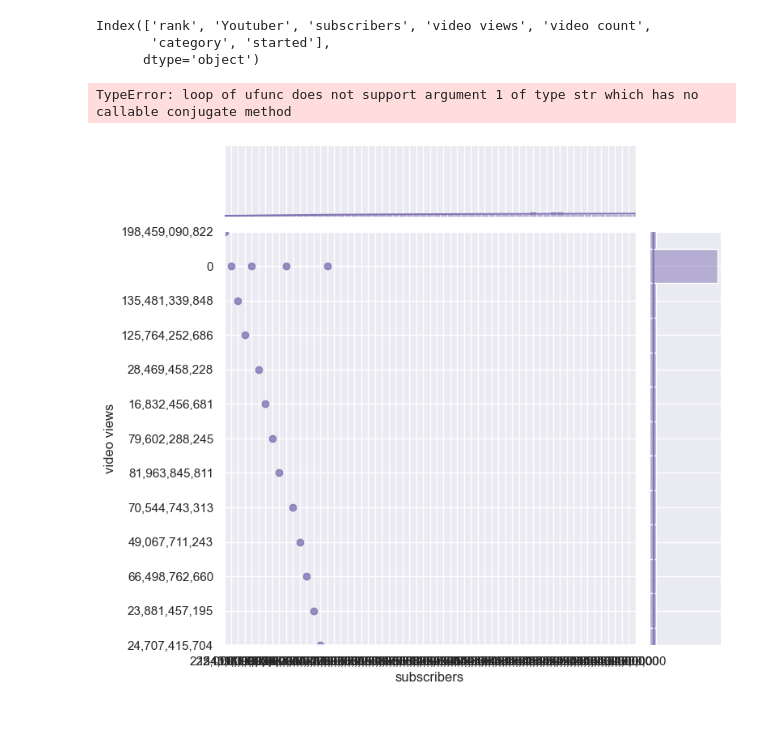
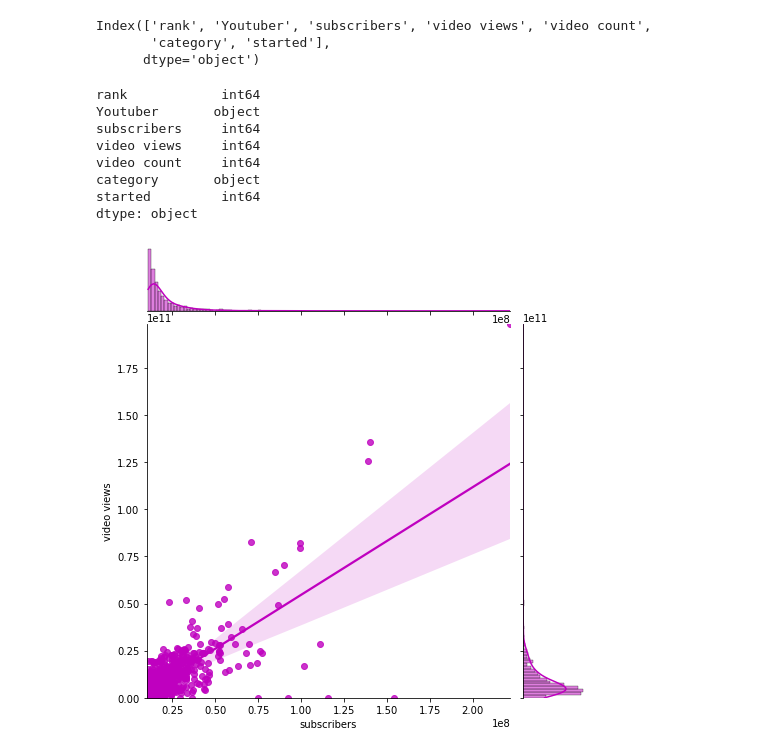
Before and after one commit to tccUnisalesiano/data_sciencePY, a Jupyter notebook: 02-analiseData_v2.ipynb, the cells around one changed output. Drawn from its saved outputs; the diff is of its cells as text; code cells hidden in the pictures; blank space fills up the shorter version.

```diff
--- a/02-analiseData_v2.ipynb
+++ b/02-analiseData_v2.ipynb
@@ -192,11 +192,29 @@ df.columns
 Index(['rank', 'Youtuber', 'subscribers', 'video views', 'video count',
        'category', 'started'],
       dtype='object')
+# %%
+df.dtypes
+# %% [output]
+rank            int64
+Youtuber       object
+subscribers     int64
+video views     int64
+video count     int64
+category       object
+started         int64
+dtype: object
 # %%
+
+tips = sns.load_dataset("tips")
+sns.set_style("whitegrid")
+g = sns.lmplot(x="tip", y="total_bill", data=tips,
+ aspect=2)
+g = (g.set_axis_labels("Tip","Total bill(USD)").
+set(xlim=(0,15),ylim=(0,100)))
+
 graph = sns.jointplot(x="subscribers", y="video views", data=df,
                   kind="reg", truncate=False,
-                  xlim=(0, 60), ylim=(0, 12),
+                  xlim=(10000000,222000000), ylim=(0, 198459090822),
                   color="m", height=7)
 # %% [output]
-TypeError: loop of ufunc does not support argument 1 of type str which has no callable conjugate method
-[figure, old version]
+[figure, new version]
```
Also changed, not shown: parts of 10 cells of this notebook, 1 other file.
